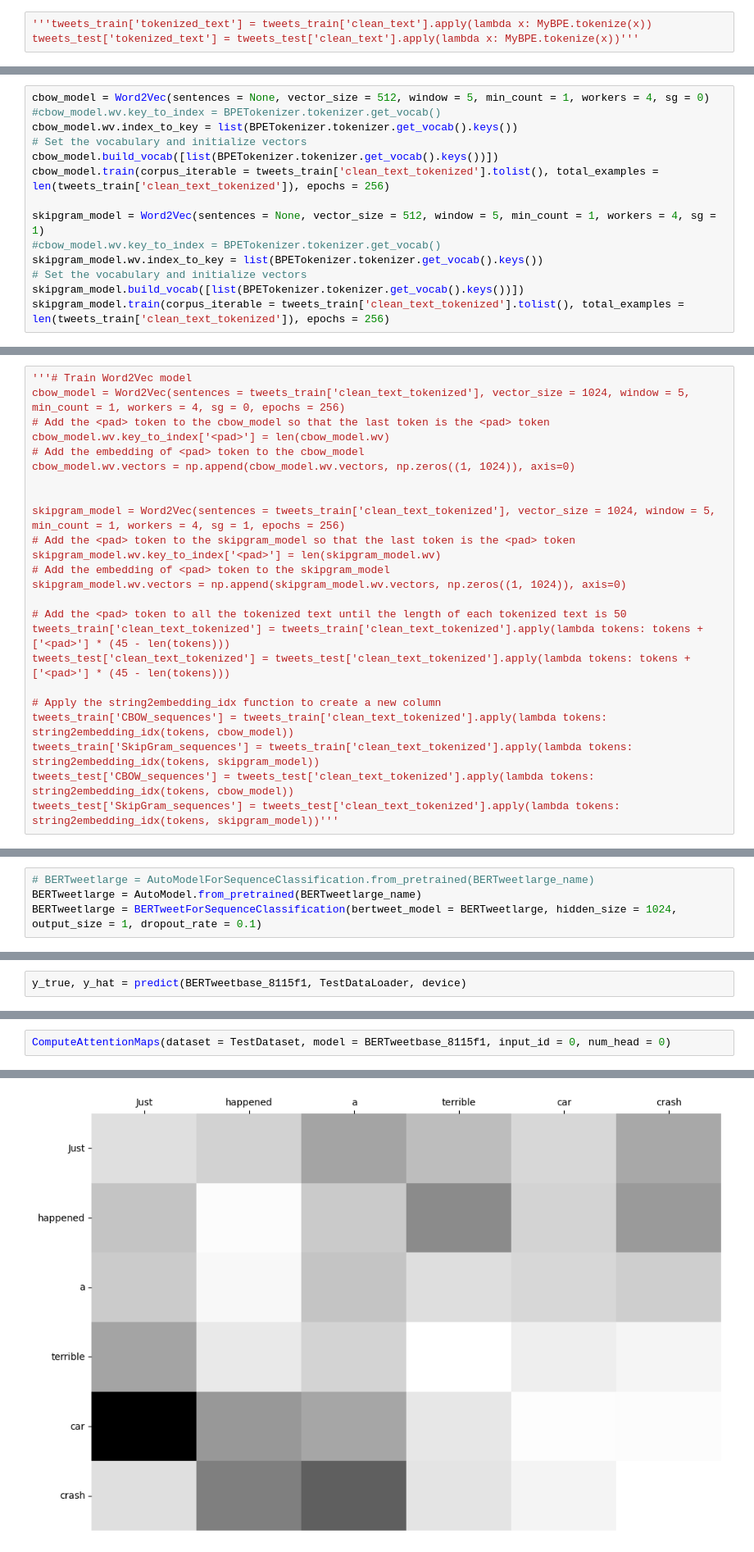
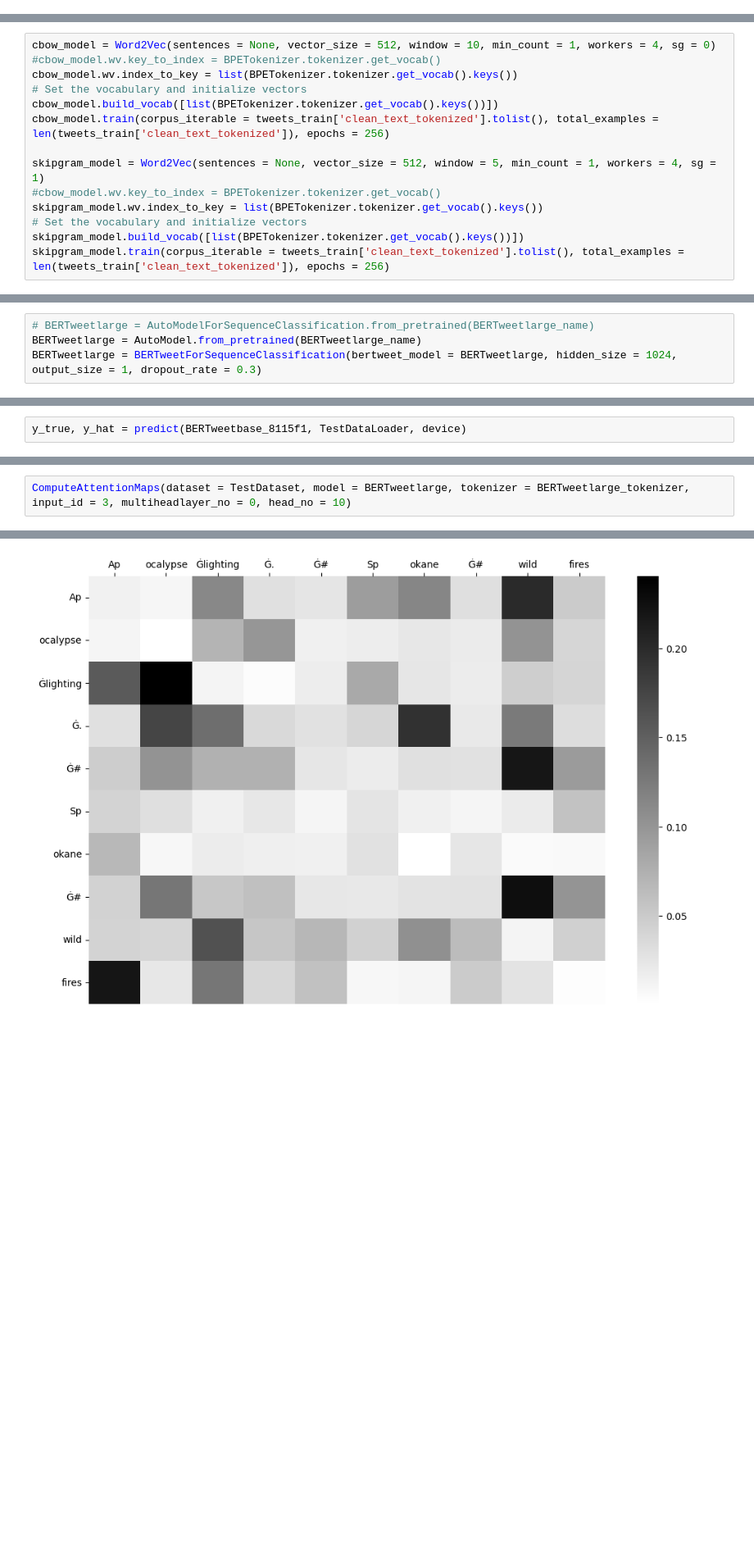
Before and after one commit to LuisPHenriques/TAAC-Project, a Jupyter notebook: NLP Project/notebook.ipynb, the cells around one changed output, grey strips where cells are left out. Shown at 82% size. Cells and saved outputs as stored; diff of their text form; blank space fills up the shorter version.

```diff
--- a/NLP Project/notebook.ipynb
+++ b/NLP Project/notebook.ipynb
@@ -1155,3 +1291,0 @@ MyBPE.train()'''
-# %%
-'''tweets_train['tokenized_text'] = tweets_train['clean_text'].apply(lambda x: MyBPE.tokenize(x))
-tweets_test['tokenized_text'] = tweets_test['clean_text'].apply(lambda x: MyBPE.tokenize(x))'''
@@ -1200,7 +1332,7 @@ Testing data
 # %% [markdown]
 ### Word2Vec (CBOW and Skip-Gram)
 # %%
-cbow_model = Word2Vec(sentences = None, vector_size = 512, window = 5, min_count = 1, workers = 4, sg = 0)
+cbow_model = Word2Vec(sentences = None, vector_size = 512, window = 10, min_count = 1, workers = 4, sg = 0)
 #cbow_model.wv.key_to_index = BPETokenizer.tokenizer.get_vocab()
 cbow_model.wv.index_to_key = list(BPETokenizer.tokenizer.get_vocab().keys())
 # Set the vocabulary and initialize vectors
@@ -1240,30 +1353,6 @@ tweets_train['CBOW_sequences'] = tweets_train['clean_text_tokenized'].apply(lamb
 tweets_train['SkipGram_sequences'] = tweets_train['clean_text_tokenized'].apply(lambda tokens: string2embedding_idx(tokens, skipgram_model))
 tweets_test['CBOW_sequences'] = tweets_test['clean_text_tokenized'].apply(lambda tokens: string2embedding_idx(tokens, cbow_model))
 tweets_test['SkipGram_sequences'] = tweets_test['clean_text_tokenized'].apply(lambda tokens: string2embedding_idx(tokens, skipgram_model))
-# %%
-'''# Train Word2Vec model
-cbow_model = Word2Vec(sentences = tweets_train['clean_text_tokenized'], vector_size = 1024, window = 5, min_count = 1, workers = 4, sg = 0, epochs = 256)
-# Add the <pad> token to the cbow_model so that the last token is the <pad> token
-cbow_model.wv.key_to_index['<pad>'] = len(cbow_model.wv)
-# Add the embedding of <pad> token to the cbow_model
-cbow_model.wv.vectors = np.append(cbow_model.wv.vectors, np.zeros((1, 1024)), axis=0)
-
-
-skipgram_model = Word2Vec(sentences = tweets_train['clean_text_tokenized'], vector_size = 1024, window = 5, min_count = 1, workers = 4, sg = 1, epochs = 256)
-# Add the <pad> token to the skipgram_model so that the last token is the <pad> token
-skipgram_model.wv.key_to_index['<pad>'] = len(skipgram_model.wv)
-# Add the embedding of <pad> token to the skipgram_model
-skipgram_model.wv.vectors = np.append(skipgram_model.wv.vectors, np.zeros((1, 1024)), axis=0)
-
-# Add the <pad> token to all the tokenized text until the length of each tokenized text is 50
-tweets_train['clean_text_tokenized'] = tweets_train['clean_text_tokenized'].apply(lambda tokens: tokens + ['<pad>'] * (45 - len(tokens)))
-tweets_test['clean_text_tokenized'] = tweets_test['clean_text_tokenized'].apply(lambda tokens: tokens + ['<pad>'] * (45 - len(tokens)))
-
-# Apply the string2embedding_idx function to create a new column
-tweets_train['CBOW_sequences'] = tweets_train['clean_text_tokenized'].apply(lambda tokens: string2embedding_idx(tokens, cbow_model))
-tweets_train['SkipGram_sequences'] = tweets_train['clean_text_tokenized'].apply(lambda tokens: string2embedding_idx(tokens, skipgram_model))
-tweets_test['CBOW_sequences'] = tweets_test['clean_text_tokenized'].apply(lambda tokens: string2embedding_idx(tokens, cbow_model))
-tweets_test['SkipGram_sequences'] = tweets_test['clean_text_tokenized'].apply(lambda tokens: string2embedding_idx(tokens, skipgram_model))'''
 # %%
 print('Training data')
 display(tweets_train.head())
@@ -1939,5 +2327,5 @@ Asking to truncate to max_length but no maximum length is provided and the model
 # %%
 # BERTweetlarge = AutoModelForSequenceClassification.from_pretrained(BERTweetlarge_name)
 BERTweetlarge = AutoModel.from_pretrained(BERTweetlarge_name)
-BERTweetlarge = BERTweetForSequenceClassification(bertweet_model = BERTweetlarge, hidden_size = 1024, output_size = 1, dropout_rate = 0.1)
+BERTweetlarge = BERTweetForSequenceClassification(bertweet_model = BERTweetlarge, hidden_size = 1024, output_size = 1, dropout_rate = 0.3)
 # %% [output]
@@ -1996,5 +2404,5 @@ BERTweetbase_8115f1 = torch.load('/Users/luish/Desktop/BERTweetbase_0.8115f1.pt'
 # %%
-ComputeAttentionMaps(dataset = TestDataset, model = BERTweetbase_8115f1, input_id = 0, num_head = 0)
+ComputeAttentionMaps(dataset = TestDataset, model = BERTweetlarge, tokenizer = BERTweetlarge_tokenizer, input_id = 3, multiheadlayer_no = 0, head_no = 10)
 # %% [output]
 Device: mps
-[figure, old version]
+[figure, new version]
```
Also changed, not shown: parts of 53 cells of this notebook.
